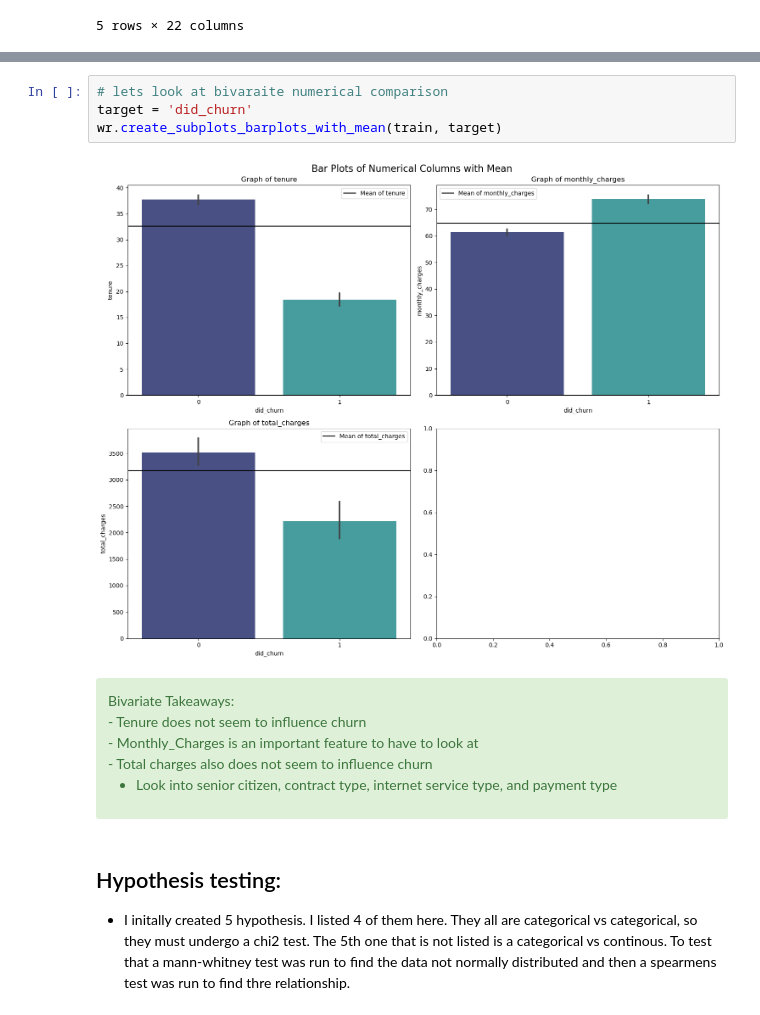
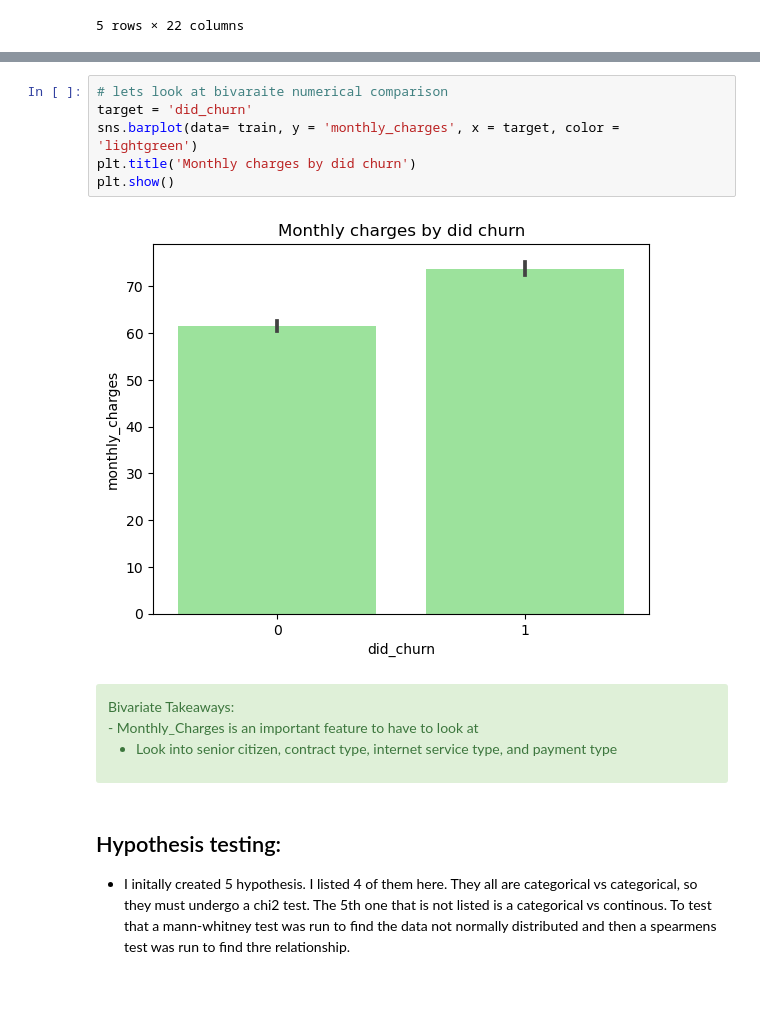
Before and after one commit to NikkideVries/classification_telco_project, a Jupyter notebook: final_telco.ipynb, the cells around one changed output, grey strips where cells are left out. Cells and saved outputs as stored; diff of their text form.

Commit message:
chart changes

```diff
--- a/final_telco.ipynb
+++ b/final_telco.ipynb
@@ -230,15 +230,15 @@ wr.create_subplots_barplots_categorical_vs_target(train, target)
 # %%
 # lets look at bivaraite numerical comparison
 target = 'did_churn'
-wr.create_subplots_barplots_with_mean(train, target)
+sns.barplot(data= train, y = 'monthly_charges', x = target, color = 'lightgreen')
+plt.title('Monthly charges by did churn')
+plt.show()
 # %% [output]
-[figure, old version]
+[figure, new version]
 # %% [markdown]
 <div class="alert alert-success" role="alert">
 Bivariate Takeaways: <br>
-- Tenure does not seem to influence churn <br>
 - Monthly_Charges is an important feature to have to look at <br>
-- Total charges also does not seem to influence churn <br>
 
 - Look into senior citizen, contract type, internet service type, and payment type
 # %% [markdown]
```
Also changed, not shown: parts of 40 cells of this notebook.
